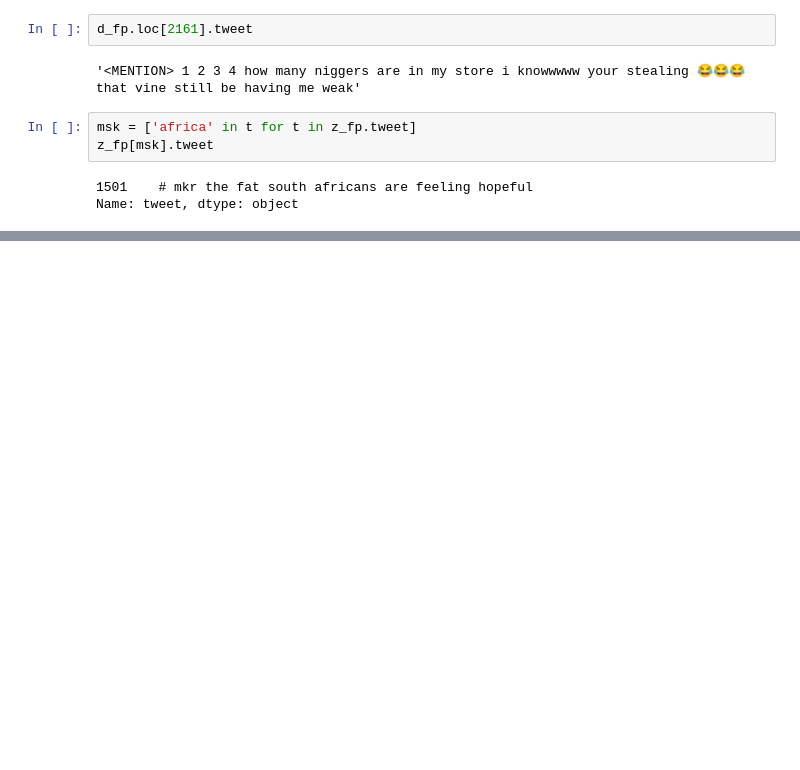
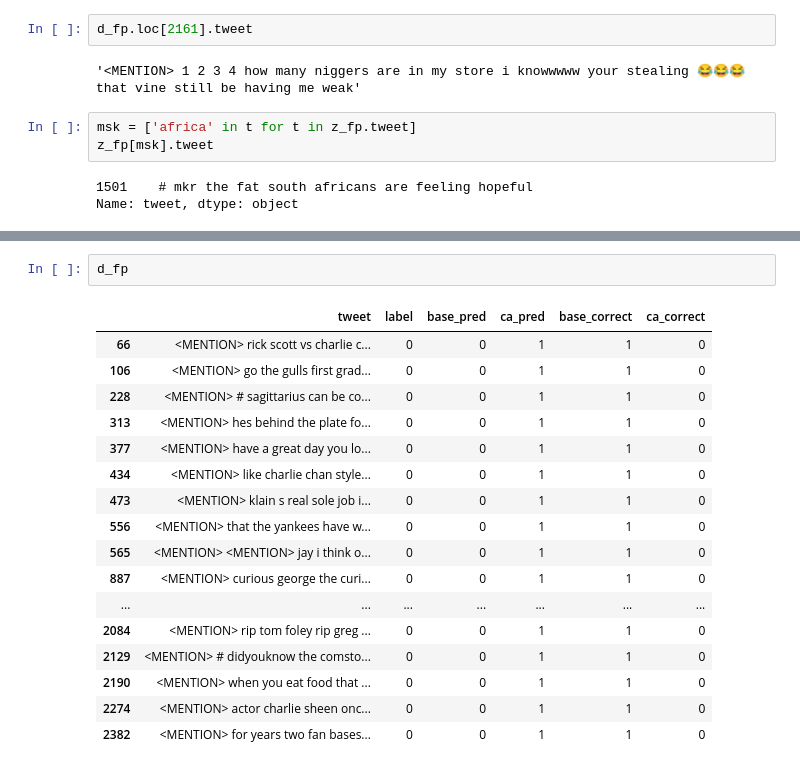
Before and after one commit to qinlans/11-830-Final-Project, a Jupyter notebook: jupyter_notebooks/top-features_error-analysis.ipynb, the cells around one changed output, grey strips where cells are left out. Saved outputs shown, nothing was run; the diff lists cells and outputs as text; blank space fills up the shorter version.

```diff
--- a/jupyter_notebooks/top-features_error-analysis.ipynb
+++ b/jupyter_notebooks/top-features_error-analysis.ipynb
@@ -173,0 +385,20 @@ Name: tweet, dtype: object
+# %%
+d_fp
+# %% [output]
+|  | tweet | label | base_pred | ca_pred | base_correct | ca_correct |
+| 66 | <MENTION> rick scott vs charlie c... | 0 | 0 | 1 | 1 | 0 |
+| 106 | <MENTION> go the gulls first grad... | 0 | 0 | 1 | 1 | 0 |
+| 228 | <MENTION> # sagittarius can be co... | 0 | 0 | 1 | 1 | 0 |
+| 313 | <MENTION> hes behind the plate fo... | 0 | 0 | 1 | 1 | 0 |
+| 377 | <MENTION> have a great day you lo... | 0 | 0 | 1 | 1 | 0 |
+| 434 | <MENTION> like charlie chan style... | 0 | 0 | 1 | 1 | 0 |
+| 473 | <MENTION> klain s real sole job i... | 0 | 0 | 1 | 1 | 0 |
+| 556 | <MENTION> that the yankees have w... | 0 | 0 | 1 | 1 | 0 |
+| 565 | <MENTION> <MENTION> jay i think o... | 0 | 0 | 1 | 1 | 0 |
+| 887 | <MENTION> curious george the curi... | 0 | 0 | 1 | 1 | 0 |
+| ... | ... | ... | ... | ... | ... | ... |
+| 2084 | <MENTION> rip tom foley rip greg ... | 0 | 0 | 1 | 1 | 0 |
+| 2129 | <MENTION> # didyouknow the comsto... | 0 | 0 | 1 | 1 | 0 |
+| 2190 | <MENTION> when you eat food that ... | 0 | 0 | 1 | 1 | 0 |
+| 2274 | <MENTION> actor charlie sheen onc... | 0 | 0 | 1 | 1 | 0 |
+| 2382 | <MENTION> for years two fan bases... | 0 | 0 | 1 | 1 | 0 |
```
Also changed, not shown: parts of 31 cells of this notebook.
